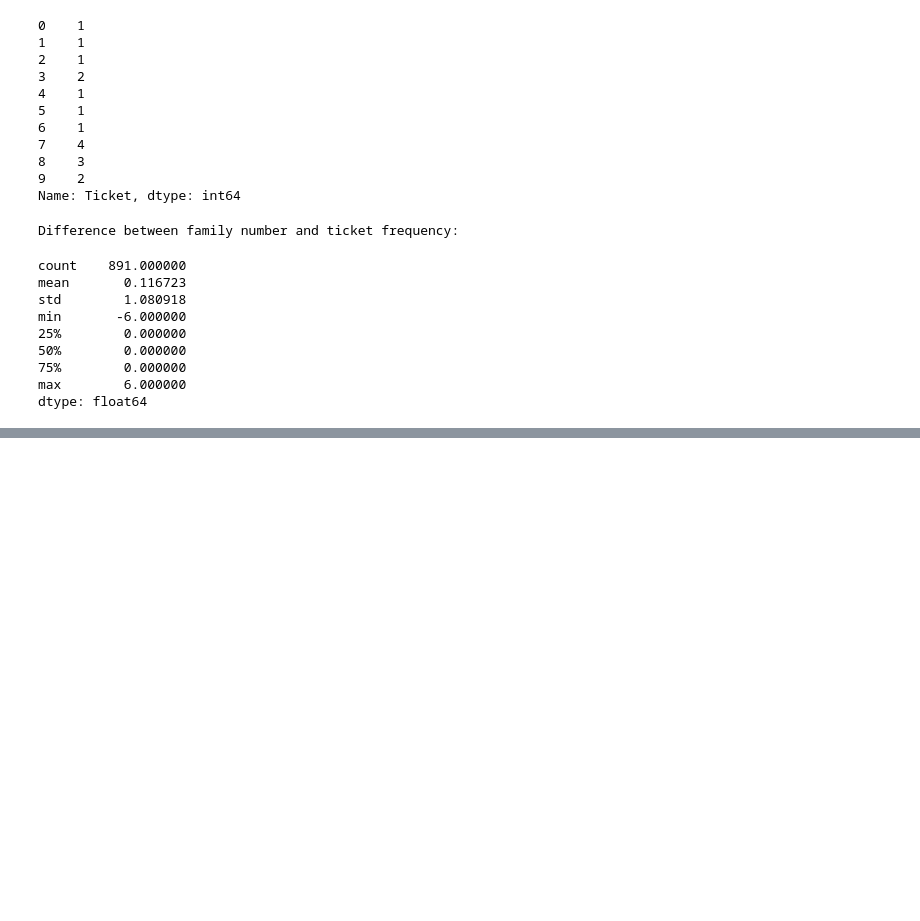
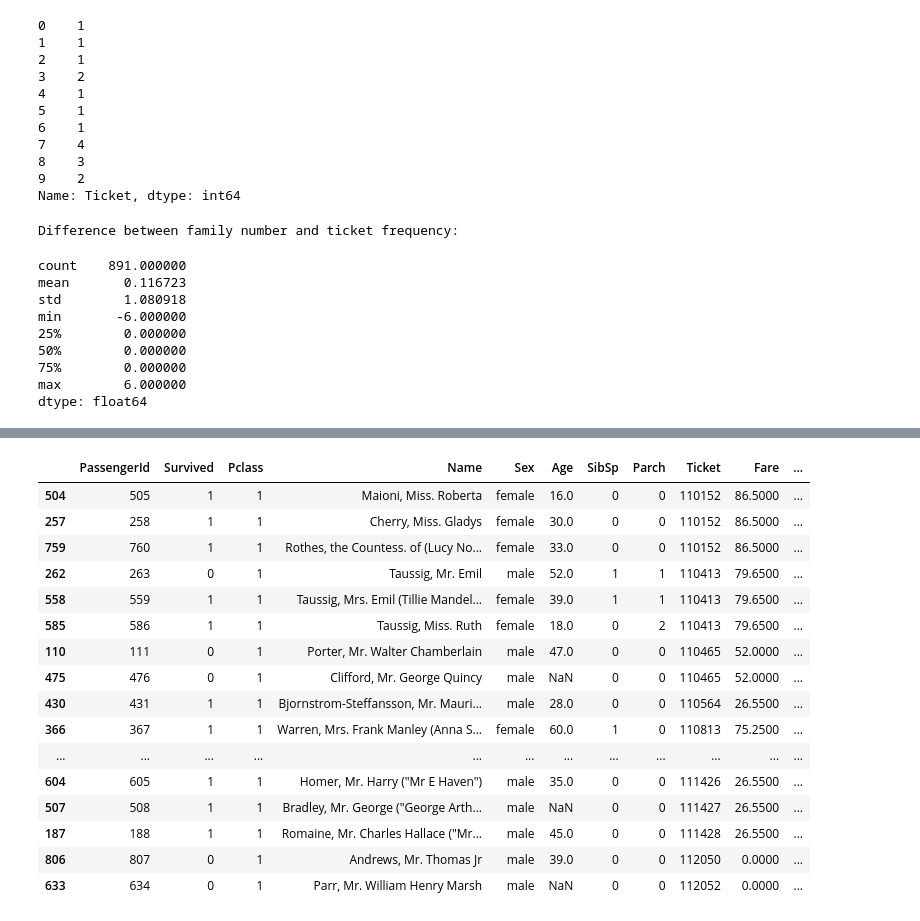
Before and after one commit to yoni2k/ml-kaggle-challenges, a Jupyter notebook: titanic/more_feature_engineering.ipynb, the cells around one changed output, grey strips where cells are left out. Drawn from its saved outputs; the diff is of its cells as text; code cells hidden in the pictures; blank space fills up the shorter version.

```diff
--- a/titanic/more_feature_engineering.ipynb
+++ b/titanic/more_feature_engineering.ipynb
@@ -193,3 +193,9 @@ min       -6.000000
 75%        0.000000
 max        6.000000
 dtype: float64
+# %%
+def extract_lastname(full_name):
+    return full_name.split(',')[0]
+# %%
+train['Last name'] = train['Name'].apply(extract_lastname)
+train['Last name'].value_counts().head()
@@ -195,0 +239,3 @@ dtype: float64
+# %%
+train['Known family survived %'] = train.groupby(by='Last name')[['Survived']].transform('sum') / train.groupby(by='Last name')[['Survived']].transform('count')
+train.sort_values(by='Last name').head()
@@ -195,0 +249,21 @@ dtype: float64
+# %%
+train['Known ticket survived %'] = train.groupby(by='Ticket')[['Survived']].transform('sum') / train.groupby(by='Ticket')[['Survived']].transform('count')
+train.sort_values(by='Ticket').head(20)
+# %% [output]
+|  | PassengerId | Survived | Pclass | Name | Sex | Age | SibSp | Parch | Ticket | Fare | ... |
+| 504 | 505 | 1 | 1 | Maioni, Miss. Roberta | female | 16.0 | 0 | 0 | 110152 | 86.5000 | ... |
+| 257 | 258 | 1 | 1 | Cherry, Miss. Gladys | female | 30.0 | 0 | 0 | 110152 | 86.5000 | ... |
+| 759 | 760 | 1 | 1 | Rothes, the Countess. of (Lucy No... | female | 33.0 | 0 | 0 | 110152 | 86.5000 | ... |
+| 262 | 263 | 0 | 1 | Taussig, Mr. Emil | male | 52.0 | 1 | 1 | 110413 | 79.6500 | ... |
+| 558 | 559 | 1 | 1 | Taussig, Mrs. Emil (Tillie Mandel... | female | 39.0 | 1 | 1 | 110413 | 79.6500 | ... |
+| 585 | 586 | 1 | 1 | Taussig, Miss. Ruth | female | 18.0 | 0 | 2 | 110413 | 79.6500 | ... |
+| 110 | 111 | 0 | 1 | Porter, Mr. Walter Chamberlain | male | 47.0 | 0 | 0 | 110465 | 52.0000 | ... |
+| 475 | 476 | 0 | 1 | Clifford, Mr. George Quincy | male | NaN | 0 | 0 | 110465 | 52.0000 | ... |
+| 430 | 431 | 1 | 1 | Bjornstrom-Steffansson, Mr. Mauri... | male | 28.0 | 0 | 0 | 110564 | 26.5500 | ... |
+| 366 | 367 | 1 | 1 | Warren, Mrs. Frank Manley (Anna S... | female | 60.0 | 1 | 0 | 110813 | 75.2500 | ... |
+| ... | ... | ... | ... | ... | ... | ... | ... | ... | ... | ... | ... |
+| 604 | 605 | 1 | 1 | Homer, Mr. Harry ("Mr E Haven") | male | 35.0 | 0 | 0 | 111426 | 26.5500 | ... |
+| 507 | 508 | 1 | 1 | Bradley, Mr. George ("George Arth... | male | NaN | 0 | 0 | 111427 | 26.5500 | ... |
+| 187 | 188 | 1 | 1 | Romaine, Mr. Charles Hallace ("Mr... | male | 45.0 | 0 | 0 | 111428 | 26.5500 | ... |
+| 806 | 807 | 0 | 1 | Andrews, Mr. Thomas Jr | male | 39.0 | 0 | 0 | 112050 | 0.0000 | ... |
+| 633 | 634 | 0 | 1 | Parr, Mr. William Henry Marsh | male | NaN | 0 | 0 | 112052 | 0.0000 | ... |
```
Also changed, not shown: parts of 13 cells of this notebook, 2 other files.
